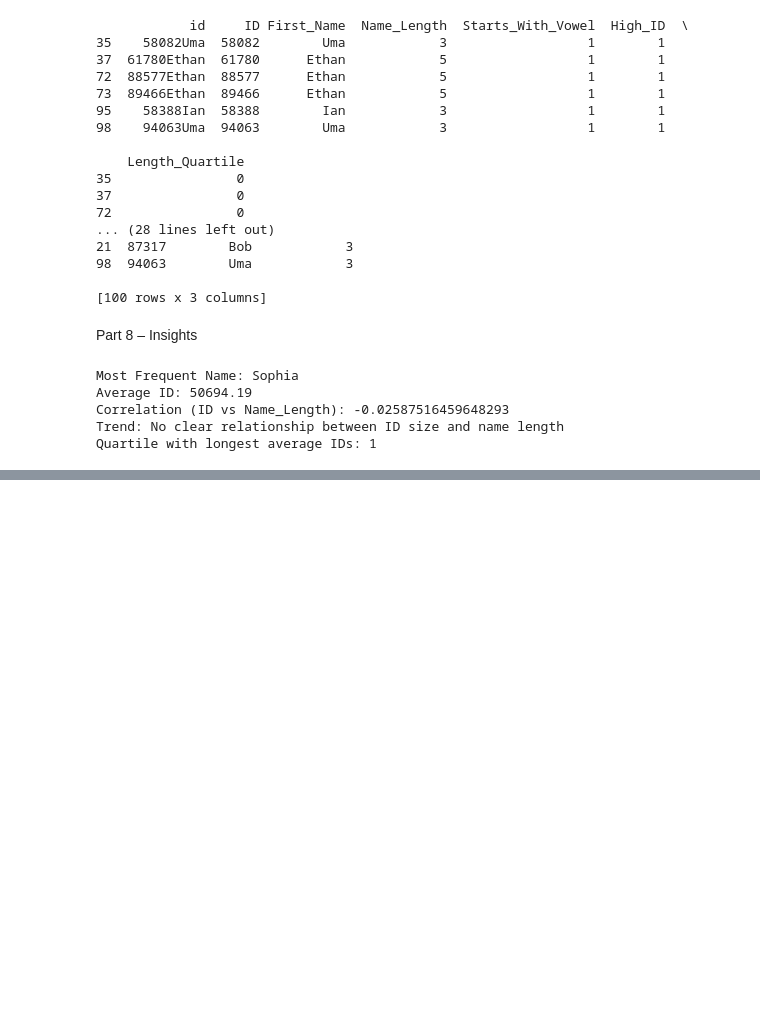
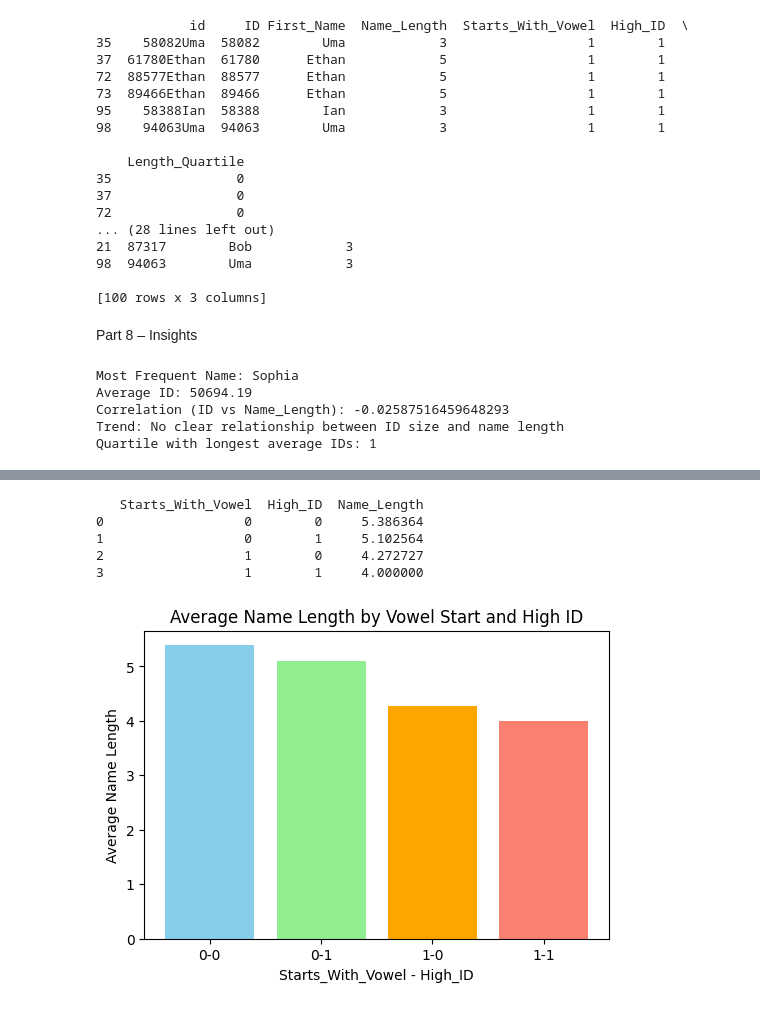
Before and after one commit to Sunmathi-A77/Separation-Data-Cleaning-Analysis---EDA, a Jupyter notebook: Separation Data Cleaning & Analysis - EDA.ipynb, the cells around one changed output, grey strips where cells are left out. Drawn from its saved outputs; the diff is of its cells as text; code cells hidden in the pictures; blank space fills up the shorter version.

```diff
--- a/Separation Data Cleaning & Analysis - EDA.ipynb
+++ b/Separation Data Cleaning & Analysis - EDA.ipynb
@@ -259,0 +283,17 @@ Quartile with longest average IDs: 1
+# %%
+grouped = df.groupby(['Starts_With_Vowel', 'High_ID'])['Name_Length'].mean().reset_index()
+print(grouped)
+
+plt.figure(figsize=(6,4))
+plt.bar(x=[f"{a}-{b}" for a,b in zip(grouped['Starts_With_Vowel'], grouped['High_ID'])], height=grouped['Name_Length'], color=['skyblue', 'lightgreen', 'orange', 'salmon'])
+plt.xlabel('Starts_With_Vowel - High_ID')
+plt.ylabel('Average Name Length')
+plt.title('Average Name Length by Vowel Start and High ID')
+plt.show()
+# %% [output]
+   Starts_With_Vowel  High_ID  Name_Length
+0                  0        0     5.386364
+1                  0        1     5.102564
+2                  1        0     4.272727
+3                  1        1     4.000000
+[figure, added]
```
Also changed, not shown: parts of 4 cells of this notebook, 1 other file.
